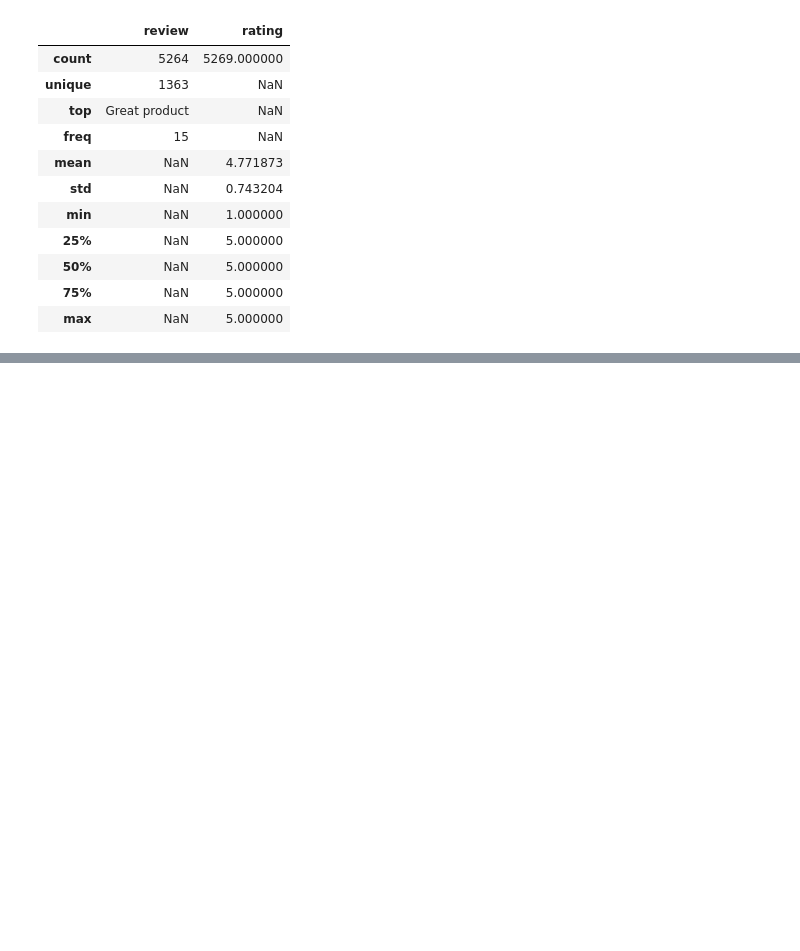
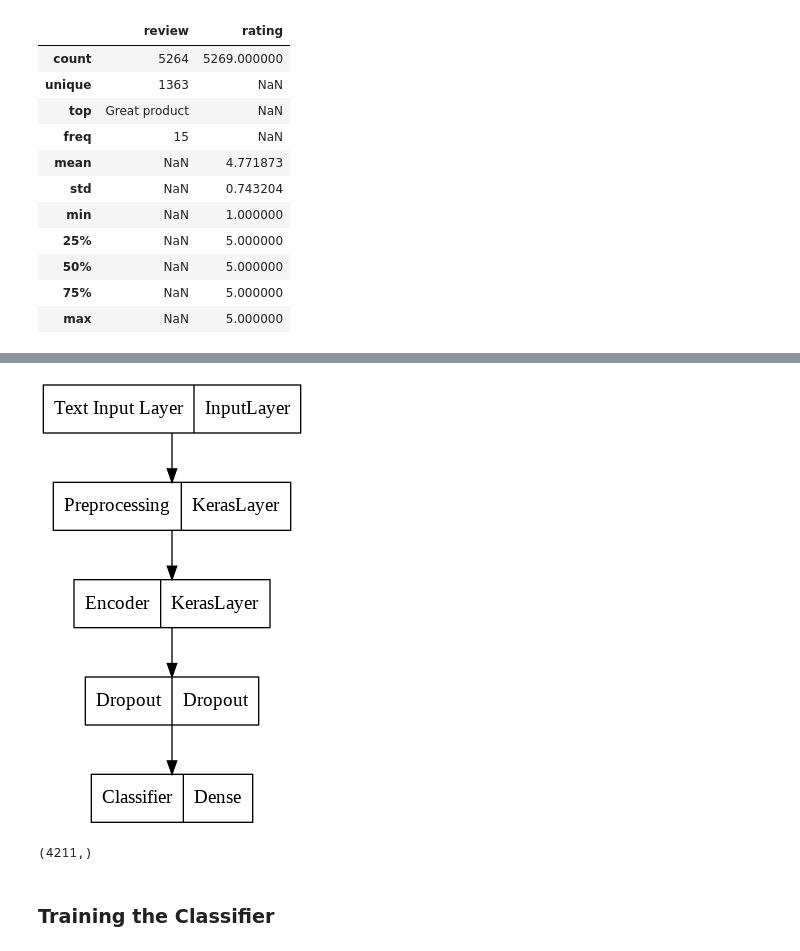
Before and after one commit to kubershahi/ashoka-aml, a Jupyter notebook: assignment01/part3.ipynb, the cells around one changed output, grey strips where cells are left out. Drawn from its saved outputs; the diff is of its cells as text; code cells hidden in the pictures; blank space fills up the shorter version.

```diff
--- a/assignment01/part3.ipynb
+++ b/assignment01/part3.ipynb
@@ -226,0 +224,3 @@ Categories: [array([1, 2, 3, 4, 5], dtype=object)]
+# %%
+bert_preprocessor = hub.KerasLayer("https://tfhub.dev/tensorflow/bert_en_uncased_preprocess/3", name = 'Preprocessing')
+bert_model = hub.KerasLayer("https://tfhub.dev/tensorflow/small_bert/bert_en_uncased_L-4_H-512_A-8/2", name = 'Encoder')
@@ -226,0 +231,10 @@ Categories: [array([1, 2, 3, 4, 5], dtype=object)]
+# %%
+def build_classifier_model():
+  text_input = tf.keras.layers.Input(shape=(), dtype=tf.string, name = 'Text Input Layer')
+  preprocessed_text = bert_preprocessor(text_input)
+  encoder_outputs = bert_model(preprocessed_text)
+  nn = tf.keras.layers.Dropout(0.1, name='Dropout')(encoder_outputs['pooled_output'])
+  nn = tf.keras.layers.Dense(5, activation='softmax', name='Classifier')(nn)
+  return tf.keras.Model(text_input, nn)
+
+classifier_model = build_classifier_model()
@@ -226,0 +261,4 @@ Categories: [array([1, 2, 3, 4, 5], dtype=object)]
+# %%
+tf.keras.utils.plot_model(classifier_model)
+# %% [output]
+[figure, added]
@@ -226,0 +269,6 @@ Categories: [array([1, 2, 3, 4, 5], dtype=object)]
+# %%
+x_train.shape
+# %% [output]
+(4211,)
+# %% [markdown]
+### Training the Classifier
```
Also changed, not shown: parts of 27 cells of this notebook.
